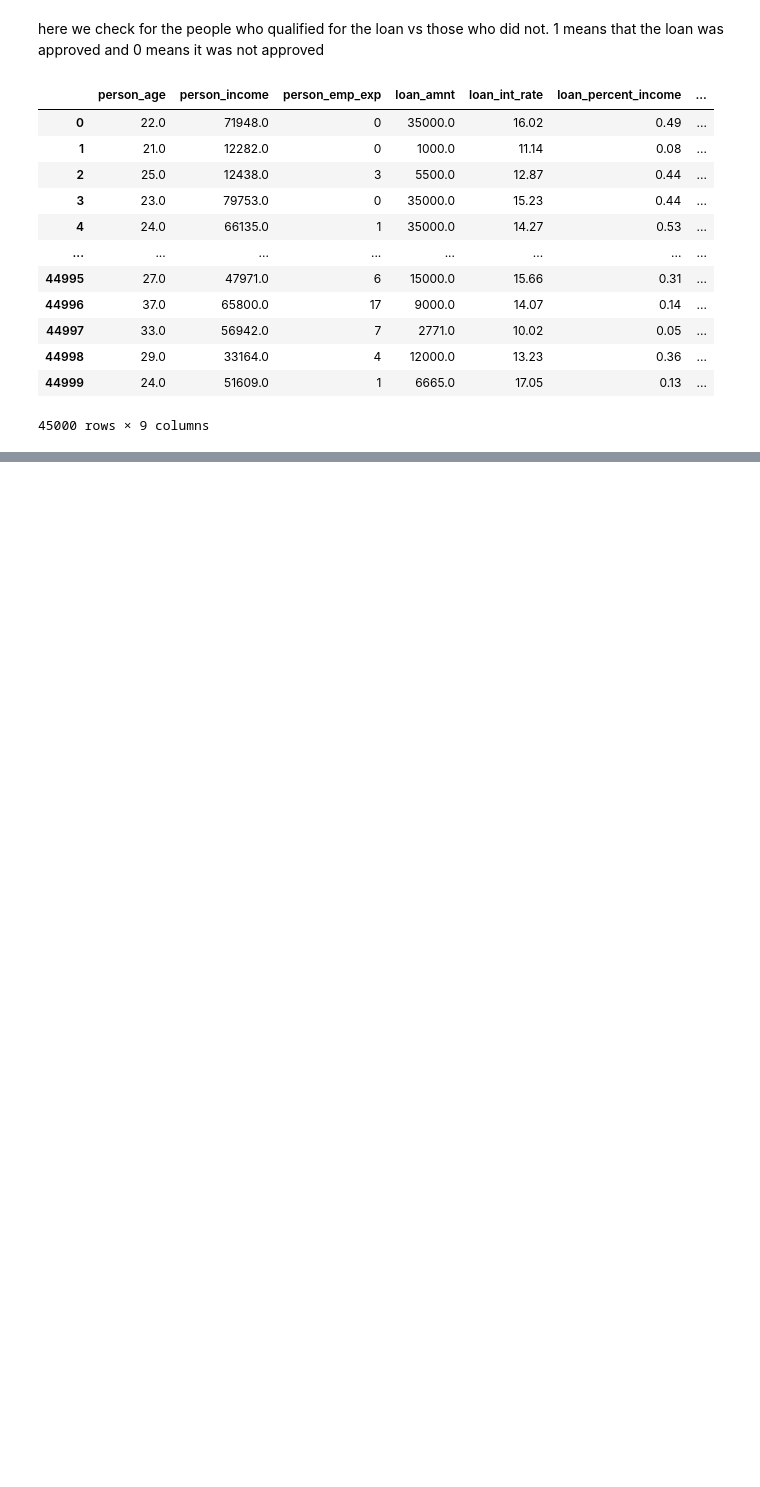
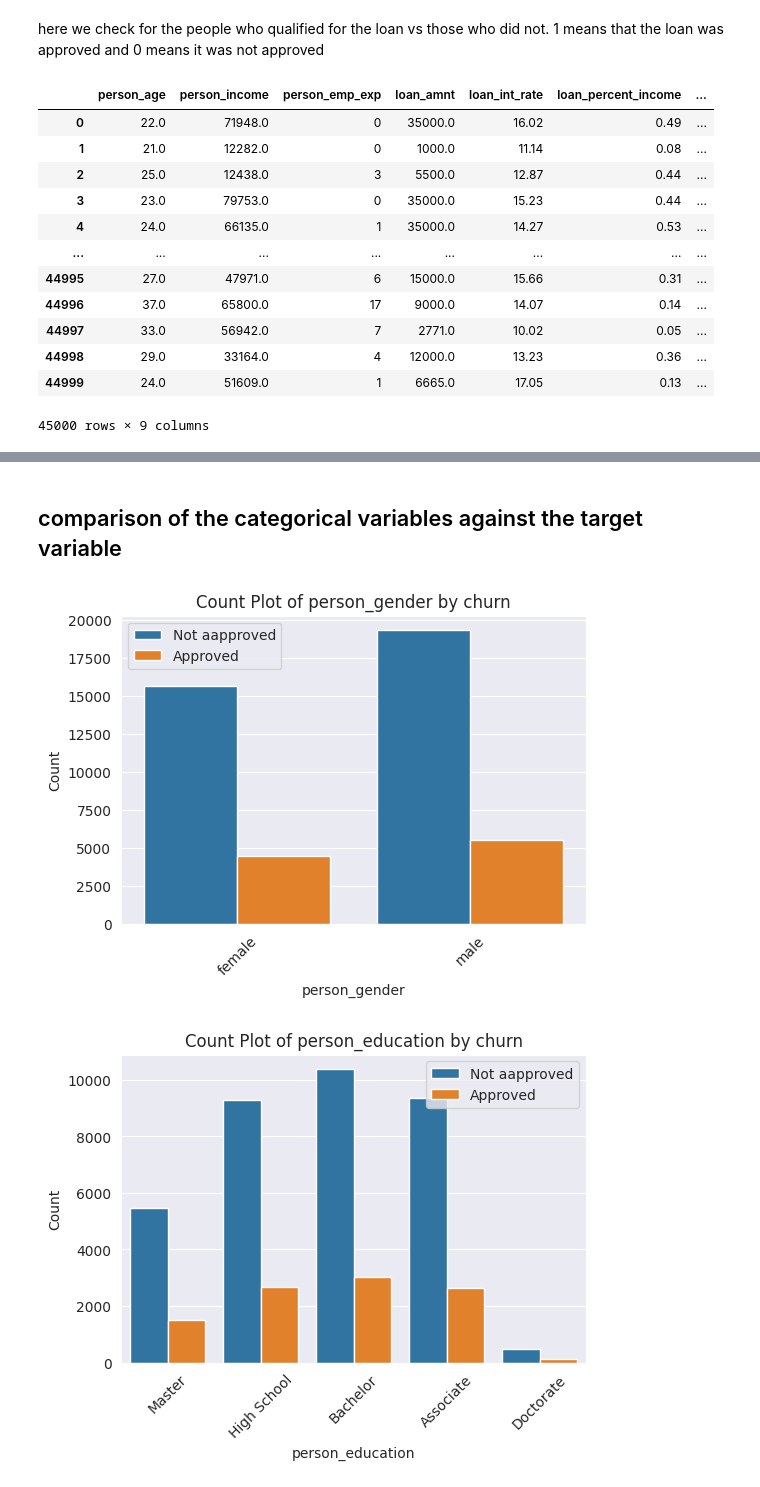
Before and after one commit to mwangikelvin201/Loan_approval-classification-, a Jupyter notebook: classifiaction.ipynb, the cells around one changed output, grey strips where cells are left out. Saved outputs shown, nothing was run; the diff lists cells and outputs as text; code cells hidden in the pictures; blank space fills up the shorter version.

```diff
--- a/classifiaction.ipynb
+++ b/classifiaction.ipynb
@@ -243,0 +338,15 @@ for col in cols:
+# %% [markdown]
+## comparison of the categorical variables against the target variable
+# %%
+for column in categorical_variables:
+    plt.figure(figsize=(6, 4))
+    sns.countplot(data=df, x=column, hue='loan_status')
+    plt.title(f'Count Plot of {column} by churn', fontsize=12)
+    plt.xlabel(column)
+    plt.xticks(rotation = 45)
+    plt.ylabel('Count')
+    plt.legend(labels=['Not approved', 'Approved'])
+    plt.show()
+# %% [output]
+[figure, added]
+[figure, added]
```
Also changed, not shown: parts of 10 cells of this notebook.
